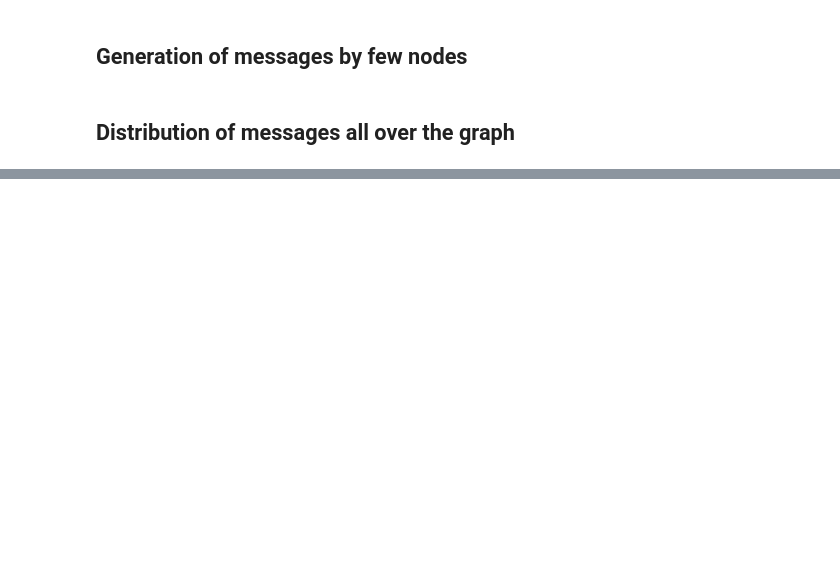
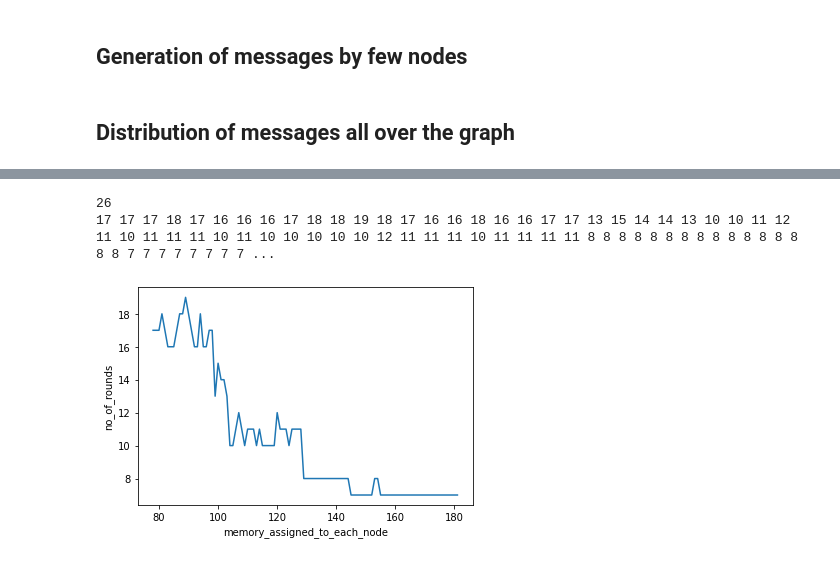
Before and after one commit to thecrazyphysicist369/Amnesic-Flooding, a Jupyter notebook: Amnesic_Flooding.ipynb, the cells around one changed output, grey strips where cells are left out. Saved outputs shown, nothing was run; the diff lists cells and outputs as text; code cells hidden in the pictures; blank space fills up the shorter version.

```diff
--- a/Amnesic_Flooding.ipynb
+++ b/Amnesic_Flooding.ipynb
@@ -47,6 +57,3 @@ def gen_graph(n, k, p):
      population[i]['index'] = int(i)
      population[i]['node_sharability'] = random.randint(0,k)
    return population
-# %%
-population = gen_graph(100, 7, 0.5)
-population[:10]
@@ -214,0 +177,46 @@ for k in range(g*3-5,g*4):
+# %%
+##User_input
+def user_input(no_nodes,no_of_connected_components,p,percent,obs_no):
+  population = gen_graph(no_nodes, no_of_connected_components, p,percent)
+  g=0
+  x=[] ##g*n-1,g*n
+  y=[]
+  for node in population:
+    if(node['generator']==1):
+      g=g+1
+  msgGeneration(population)
+  print(g)
+  for k in range(g*(no_of_connected_components-1),g*(no_of_connected_components+3)):
+    for node in population:
+      node['cur_msg']=[]
+      node['memory']=[]
+    population1=population
+    r=roundcalc_Unique_msg(population,k)
+    x.append(k)
+    y.append(r)
+  x_train=np.array(x)
+  y_train=np.array(y)
+  print(g)
+  plt.plot(x_train, y_train)
+  plt.xlabel("memory_assigned_to_each_node")
+  plt.ylabel("no_of_rounds")
+  plt.show()
+  no_connected=[]
+  no_of_generators=[]
+  dist_probability=[]
+  for j in x_train:
+    no_connected.append(no_of_connected_components)
+    no_of_generators.append(g)
+    dist_probability.append(p)
+  frame=np.array([x_train,y_train,no_connected,no_of_generators,dist_probability])
+  dataset=pd.DataFrame(frame)
+  dataset=dataset.T
+  dataset.columns=["memory_assigned_to_each_node","no_of_rounds","no_connected_components","no_of_generator","distance_prob"]
+  dataset.to_csv("observation"+obs_no+".csv")
+#population
+# %%
+user_input(250,4,0.5,9,"2")
+# %% [output]
+26
+17 17 17 18 17 16 16 16 17 18 18 19 18 17 16 16 18 16 16 17 17 13 15 14 14 13 10 10 11 12 11 10 11 11 11 10 11 10 10 10 10 10 12 11 11 11 10 11 11 11 11 8 8 8 8 8 8 8 8 8 8 8 8 8 8 8 8 7 7 7 7 7 7 7 7 ...
+[figure, added]
```
Also changed, not shown: parts of 12 cells of this notebook.
